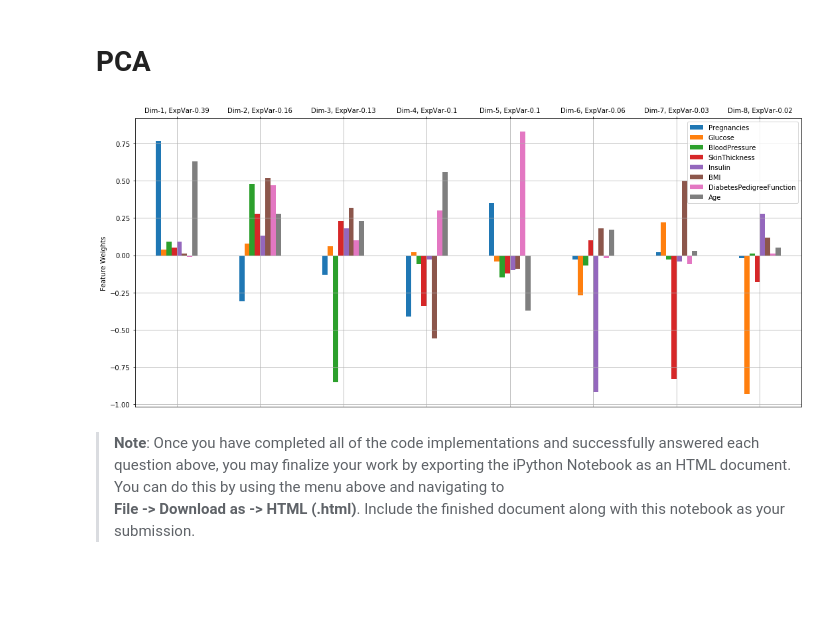
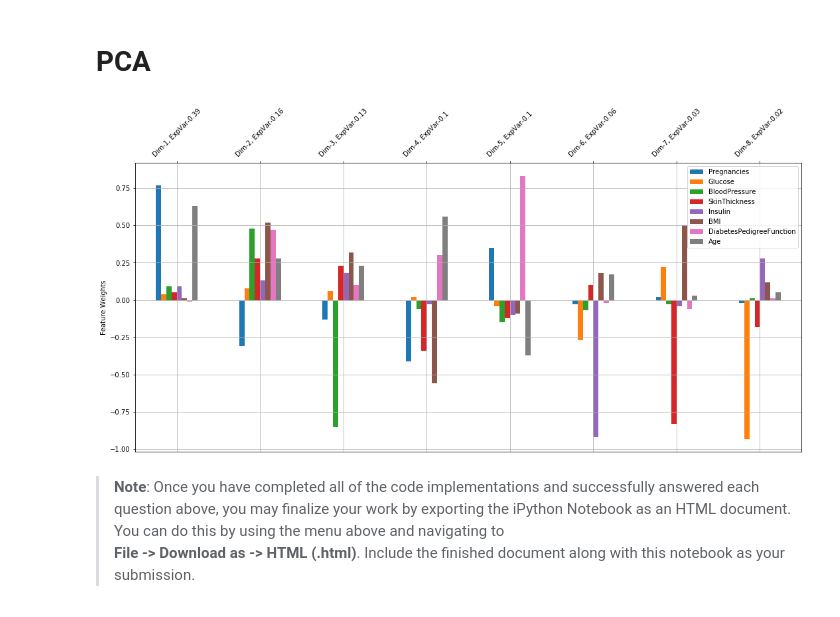
Before and after one commit to manas-mukherjee/MLTools, a Jupyter notebook: src/mlnd-projects/Capstone/diabetes/diabetes.ipynb, the cells around one changed output. Drawn from its saved outputs; the diff is of its cells as text; code cells hidden in the pictures; blank space fills up the shorter version.

```diff
--- a/src/mlnd-projects/Capstone/diabetes/diabetes.ipynb
+++ b/src/mlnd-projects/Capstone/diabetes/diabetes.ipynb
@@ -1080,30 +1080,30 @@ ax.grid(True)
 # %%
 from sklearn.decomposition import PCA
 
 # Apply PCA by fitting the good data with the same number of dimensions as features
 pca = PCA(n_components=len(X_train.keys())).fit(X_train)
 
 # Generate PCA results plot
 #pca_results = pca_results(X_train, pca)
 
 #Dimension indexing
 dims = ["Dim-{}, ExpVar-{}".format(ind+1, round(val,2))  for ind, val in enumerate(pca.explained_variance_ratio_)]
 
 # PCA components
 components = pd.DataFrame(np.round(pca.components_, 2), columns = X_train.keys())
 components.index = dims
 #print(components)
 
 # Plot dimesion on the x-axis and corresponding featurers on y
 fig, ax = plt.subplots(figsize = (18,8))
 components.plot(ax = ax, kind = 'bar');
 ax.set_ylabel("Feature Weights")
-ax.set_xticklabels(dims, rotation=0)
+ax.set_xticklabels(dims, rotation=45)
 ax.grid('on',axis='x' )
 ax.grid('on', axis='y' )
 ax.xaxis.set_ticks_position('top')
 # %% [output]
-[figure, old version]
+[figure, new version]
 # %% [markdown]
 > **Note**: Once you have completed all of the code implementations and successfully answered each question above, you may finalize your work by exporting the iPython Notebook as an HTML document. You can do this by using the menu above and navigating to
 **File -> Download as -> HTML (.html)**. Include the finished document along with this notebook as your submission.
```
